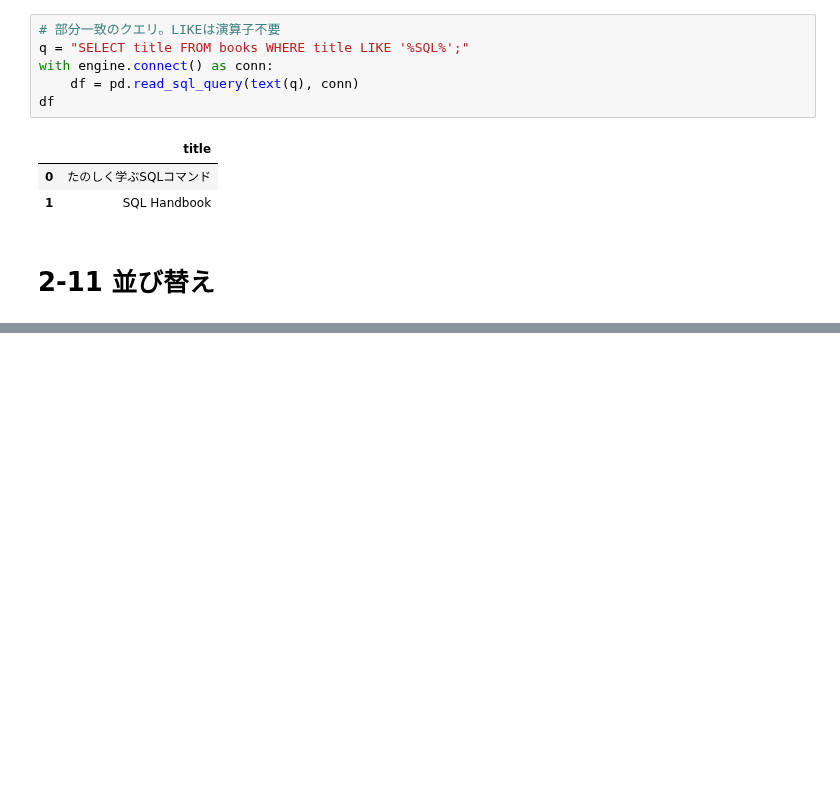
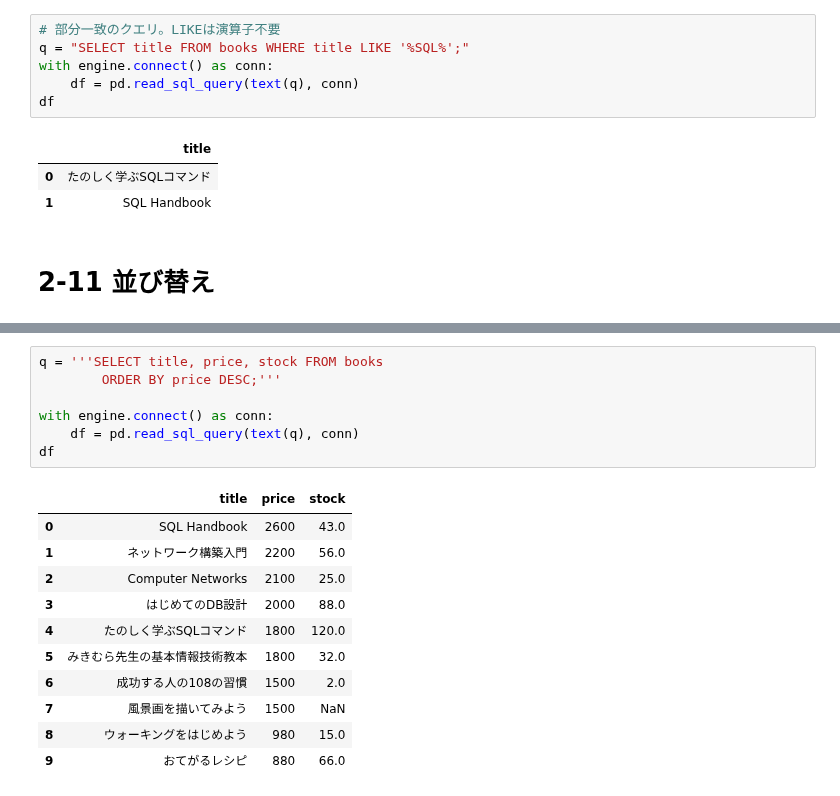
Before and after one commit to phonon-py/DatabaseSpecialistStudy, a Jupyter notebook: lesson_mysql.ipynb, the cells around one changed output, grey strips where cells are left out. Saved outputs shown, nothing was run; the diff lists cells and outputs as text; blank space fills up the shorter version.

```diff
--- a/lesson_mysql.ipynb
+++ b/lesson_mysql.ipynb
@@ -1269,0 +1326,19 @@ df
+# %%
+q = '''SELECT title, price, stock FROM books
+        ORDER BY price DESC;'''
+
+with engine.connect() as conn:
+    df = pd.read_sql_query(text(q), conn)
+df
+# %% [output]
+|  | title | price | stock |
+| 0 | SQL Handbook | 2600 | 43.0 |
+| 1 | ネットワーク構築入門 | 2200 | 56.0 |
+| 2 | Computer Networks | 2100 | 25.0 |
+| 3 | はじめてのDB設計 | 2000 | 88.0 |
+| 4 | たのしく学ぶSQLコマンド | 1800 | 120.0 |
+| 5 | みきむら先生の基本情報技術教本 | 1800 | 32.0 |
+| 6 | 成功する人の108の習慣 | 1500 | 2.0 |
+| 7 | 風景画を描いてみよう | 1500 | NaN |
+| 8 | ウォーキングをはじめよう | 980 | 15.0 |
+| 9 | おてがるレシピ | 880 | 66.0 |
```
Also changed, not shown: parts of 9 cells of this notebook.
